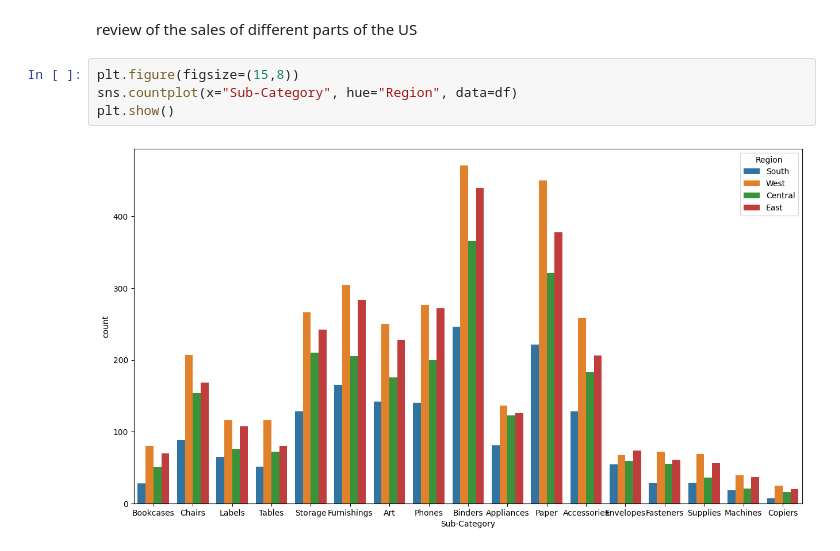
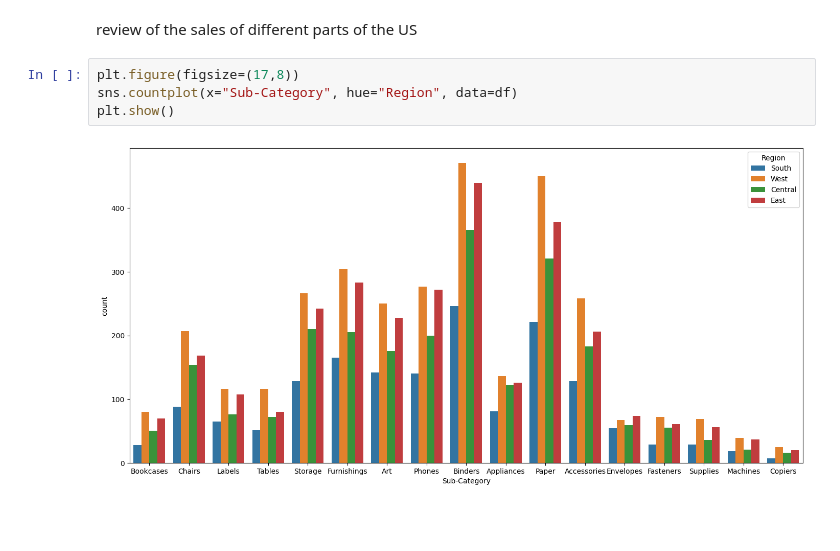
Before and after one commit to pouyaneh/Superstore-Sales, a Jupyter notebook: code.ipynb, the cells around one changed output. Saved outputs shown, nothing was run; the diff lists cells and outputs as text; blank space fills up the shorter version.

```diff
--- a/code.ipynb
+++ b/code.ipynb
@@ -211,8 +232,8 @@ axes.tick_params(axis='x', rotation=90)
 # %% [markdown]
 review of the sales of different parts of the US
 # %%
-plt.figure(figsize=(15,8))
+plt.figure(figsize=(17,8))
 sns.countplot(x="Sub-Category", hue="Region", data=df)
 plt.show()
 # %% [output]
-[figure, old version]
+[figure, new version]
```
Also changed, not shown: parts of 7 cells of this notebook.
